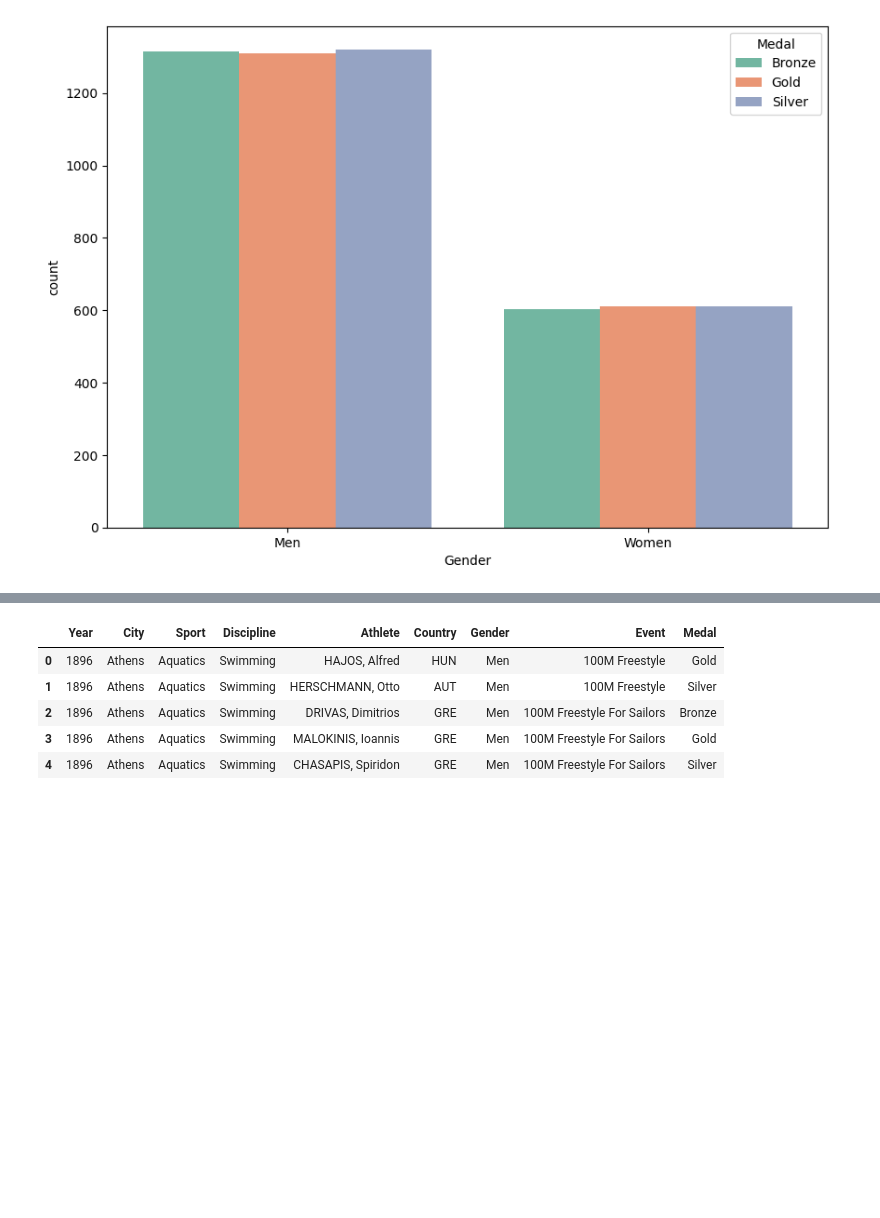
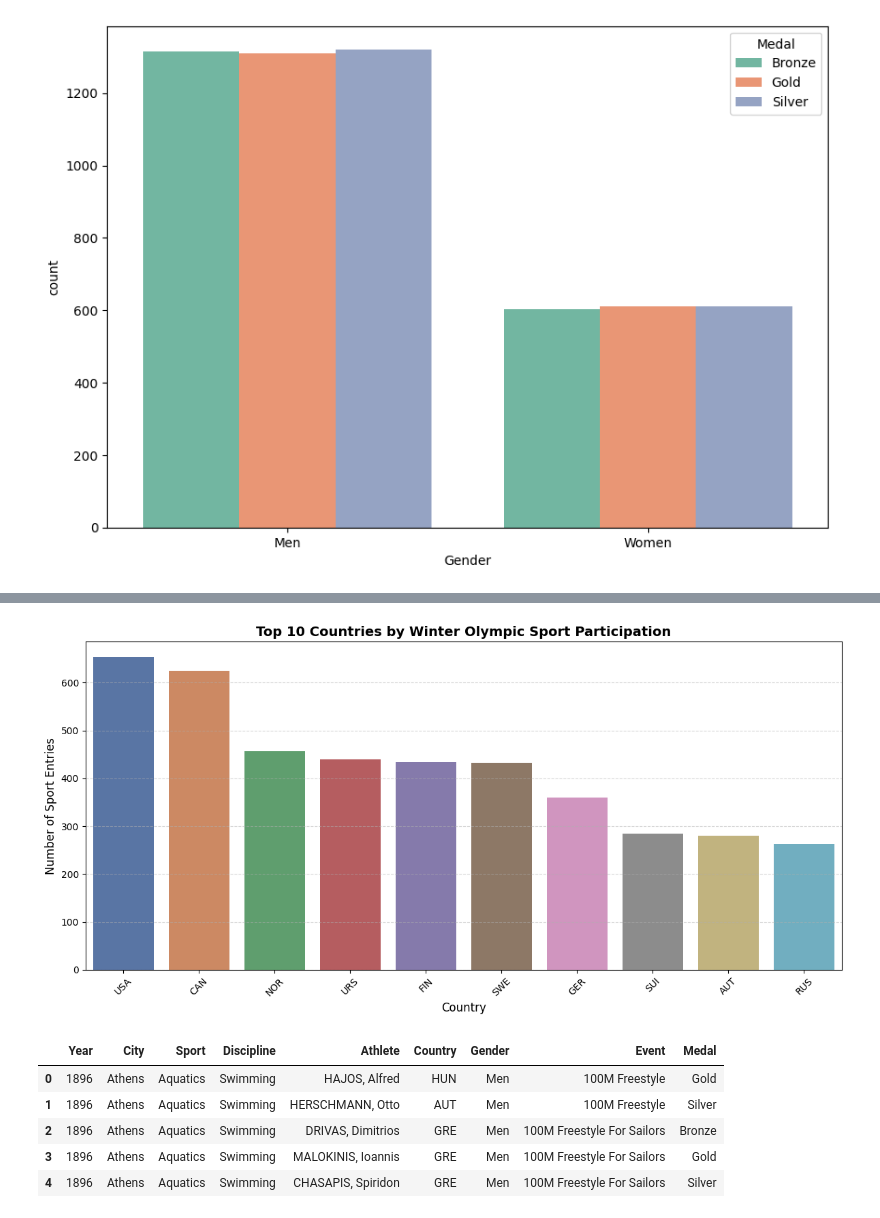
Before and after one commit to mohamedmahmoud26/Analysis-Netflix, a Jupyter notebook: olympic-analysis.ipynb, the cells around one changed output, grey strips where cells are left out. Drawn from its saved outputs; the diff is of its cells as text; code cells hidden in the pictures; blank space fills up the shorter version.

```diff
--- a/olympic-analysis.ipynb
+++ b/olympic-analysis.ipynb
@@ -160,3 +156,28 @@ plt.show()
+# %%
+Top_Sport = (
+    df_winter.groupby('Country')['Sport']
+    .count()
+    .nlargest(10)
+    .reset_index()
+)
+
+plt.figure(figsize=(12, 6))
+sns.barplot(
+    data=Top_Sport,
+    x='Country',
+    y='Sport',
+    palette='deep')
+
+plt.title('Top 10 Countries by Winter Olympic Sport Participation', fontsize=14, fontweight='bold')
+plt.xlabel('Country', fontsize=12)
+plt.ylabel('Number of Sport Entries', fontsize=12)
+plt.xticks(rotation=45)
+plt.grid(axis='y', linestyle='--', alpha=0.5)
+
+plt.tight_layout()
+plt.show()
+# %% [output]
+[figure, added]
 # %%
 df_summer = pd.read_csv("/kaggle/input/olympic-sports-and-medals/summer.csv")
 # Reading the CSV file "summer.csv" from the specified path and storing it in a DataFrame.
```
Also changed, not shown: parts of 16 cells of this notebook.
